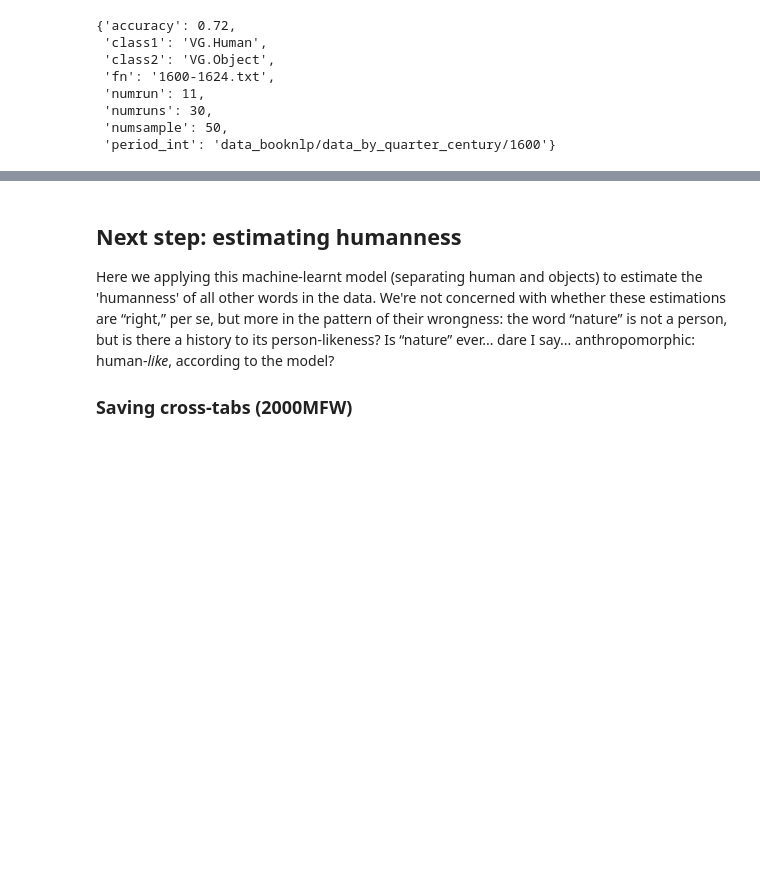
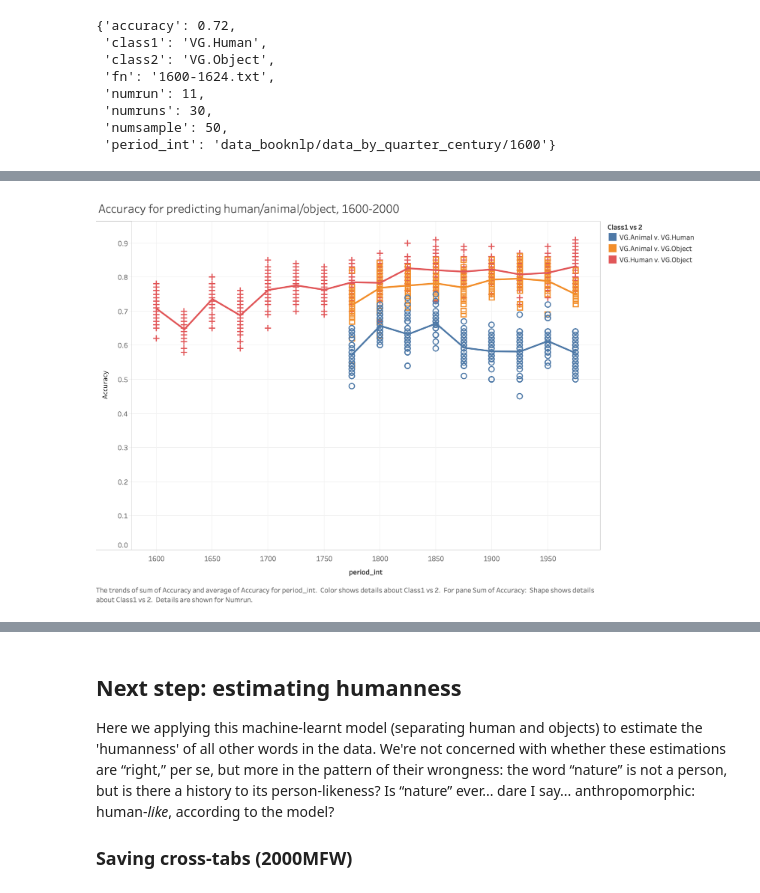
Before and after one commit to quadrismegistus/personhood, a Jupyter notebook: GrammarOfPersonhood.ipynb, the cells around one changed output, grey strips where cells are left out. Saved outputs shown, nothing was run; the diff lists cells and outputs as text; code cells hidden in the pictures; blank space fills up the shorter version.

```diff
--- a/GrammarOfPersonhood.ipynb
+++ b/GrammarOfPersonhood.ipynb
@@ -403,0 +386,7 @@ def classify_all(idir='data_booknlp/data_by_quarter_century',
+# %%
+## for graphs...
+WIDTH=600
+from IPython.display import display, Image
+def show(fn,width=WIDTH):
+    return display(Image(fn,width=width))
+################
@@ -403,0 +398,4 @@ def classify_all(idir='data_booknlp/data_by_quarter_century',
+# %%
+show('images/Accuracy for predicting humananimalobject, 1600-2000.png')
+# %% [output]
+[figure, added]
```
Also changed, not shown: parts of 16 cells of this notebook.
